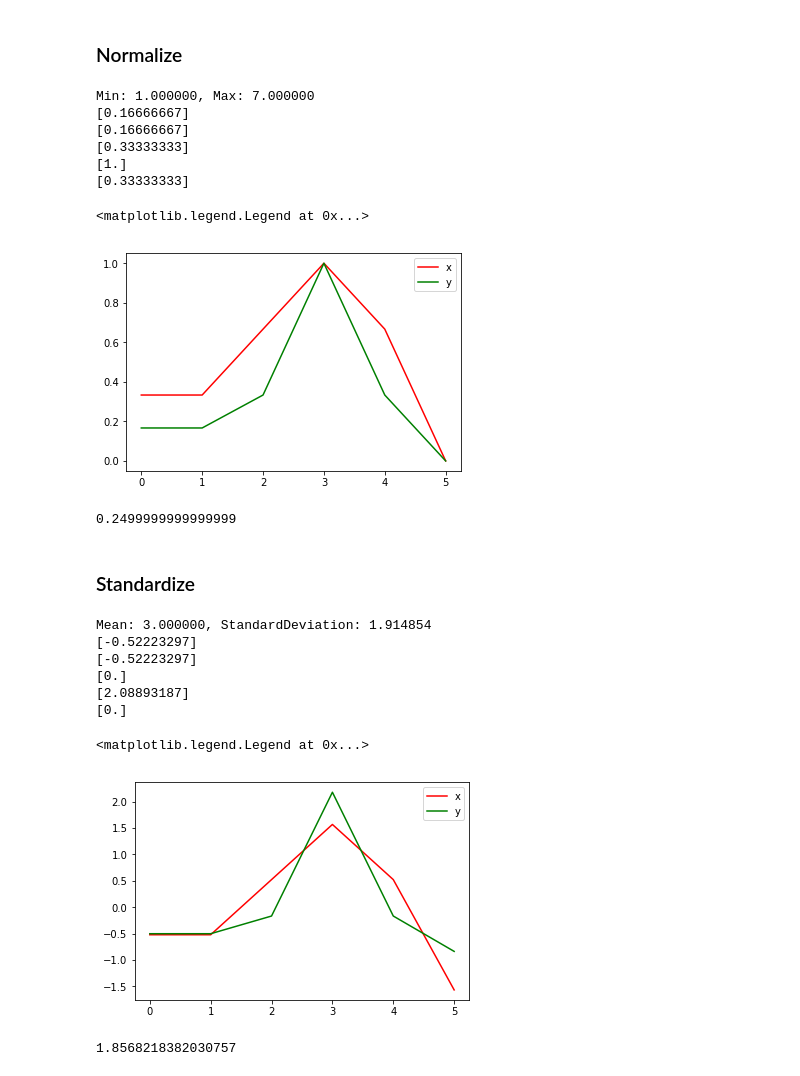
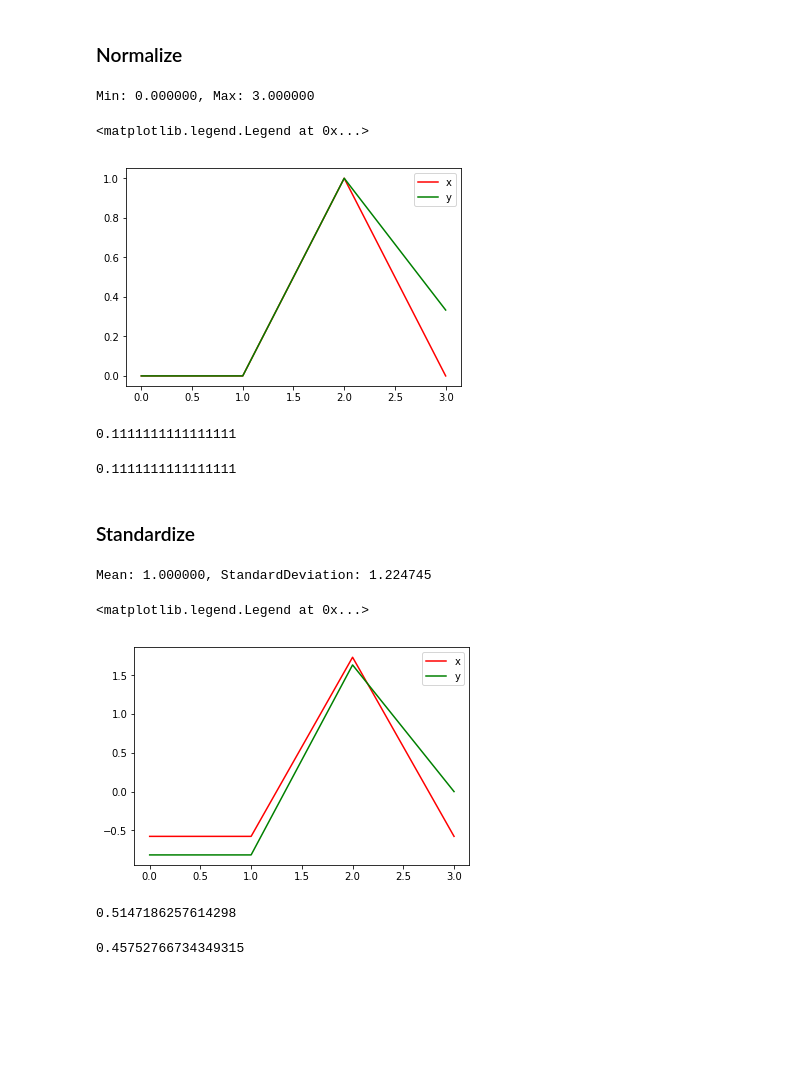
Before and after one commit to fagan2888/dtw_jihye, a Jupyter notebook: source/time_series_normalize_or_standardize.ipynb, the cells around one changed output. Drawn from its saved outputs; the diff is of its cells as text; code cells hidden in the pictures; blank space fills up the shorter version.

```diff
--- a/source/time_series_normalize_or_standardize.ipynb
+++ b/source/time_series_normalize_or_standardize.ipynb
@@ -10,8 +10,8 @@ import matplotlib.pyplot as plt
 import seaborn as sns
 %matplotlib inline
 # %%
-x = np.array([1, 1, 2, 3, 2, 0])
-y = np.array([2, 2, 3, 7, 3, 1])
+x = np.array([1, 1, 2, 1])
+y = np.array([0, 0, 3, 1])
 
 plt.plot(x,'r', label='x')
 plt.plot(y, 'g', label='y')
@@ -70,20 +78,9 @@ def path_cost(x, y, accumulated_cost, distances):
 scaler = MinMaxScaler(feature_range=(0, 1))
 normalized = rescale_(y, scaler)
 print('Min: %f, Max: %f' % (scaler.data_min_, scaler.data_max_))
-
-for i in range(5):
-    print(normalized[i])
 # %% [output]
-Min: 1.000000, Max: 7.000000
-[0.16666667]
-[0.16666667]
-[0.33333333]
-[1.]
-[0.33333333]
+Min: 0.000000, Max: 3.000000
 # %%
-x = np.array([1, 1, 2, 3, 2, 0])
-y = np.array([2, 2, 3, 7, 3, 1])
-
 scaler = MinMaxScaler(feature_range=(0, 1))
 x_normalized = rescale_(x, scaler)
 y_normalized = rescale_(y, scaler)
@@ -93,50 +90,43 @@ plt.plot(y_normalized, 'g', label='y')
 plt.legend()
 # %% [output]
 <matplotlib.legend.Legend at 0x...>
-[figure, old version]
+[figure, new version]
-# %%
-x, y = x_normalized, y_normalized
-distances = distances_(x,y)
-accumulated_cost = accumulated_cost_(x,y,distances)
-path, cost = path_cost(x, y, accumulated_cost, distances)
-print(cost)
-# %% [output]
-0.2499999999999999
+# %%
+_, cost = dtw_path_cost(x_normalized, y_normalized)
+print(cost)
+# %% [output]
+0.1111111111111111
+# %%
+dist, cost_matrix, acc_cost_matrix, path = dtw(x_normalized, y_normalized, dist=l2_norm)
+print(dist)
+# %% [output]
+0.1111111111111111
 # %% [markdown]
 ### Standardize
 # %%
 scaler = StandardScaler()
 normalized = rescale_(y, scaler)
 print('Mean: %f, StandardDeviation: %f' % (scaler.mean_, sqrt(scaler.var_)))
-
-for i in range(5):
-    print(normalized[i])
 # %% [output]
-Mean: 3.000000, StandardDeviation: 1.914854
-[-0.52223297]
-[-0.52223297]
-[0.]
-[2.08893187]
-[0.]
+Mean: 1.000000, StandardDeviation: 1.224745
 # %%
-x = np.array([1, 1, 2, 3, 2, 0])
-y = np.array([2, 2, 3, 10, 3, 1])
-
 scaler = StandardScaler()
 x_standardized = rescale_(x, scaler)
 y_standardized = rescale_(y, scaler)
 
 plt.plot(x_standardized,'r', label='x')
 plt.plot(y_standardized, 'g', label='y')
 plt.legend()
 # %% [output]
 <matplotlib.legend.Legend at 0x...>
-[figure, old version]
+[figure, new version]
-# %%
-x, y = x_standardized, y_standardized
-distances = distances_(x,y)
-accumulated_cost = accumulated_cost_(x,y,distances)
-path, cost = path_cost(x, y, accumulated_cost, distances)
-print(cost)
-# %% [output]
-1.8568218382030757
+# %%
+_, cost = dtw_path_cost(x_standardized, y_standardized)
+print(cost)
+# %% [output]
+0.5147186257614298
+# %%
+dist, cost_matrix, acc_cost_matrix, path = dtw(x_standardized, y_standardized, dist=l2_norm)
+print(dist)
+# %% [output]
+0.45752766734349315
```
Also changed, not shown: parts of 11 cells of this notebook, 1 other file.
